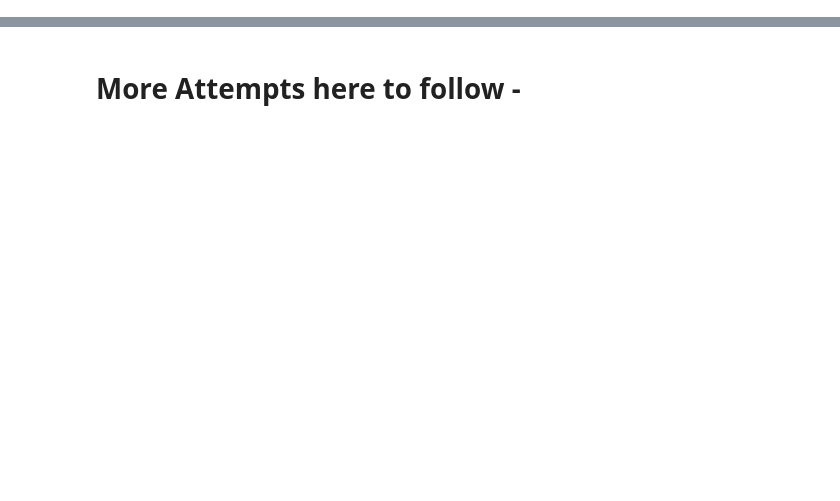
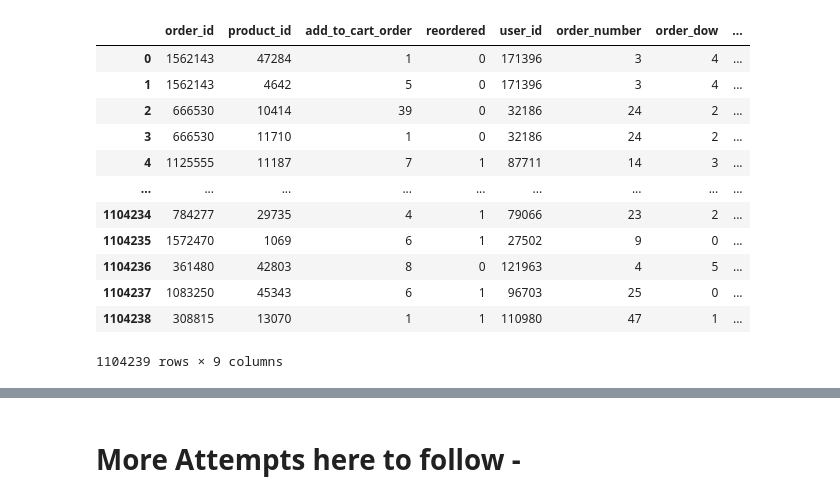
Before and after one commit to Solrys/Instacart-Analysis-by-Pandavas, a Jupyter notebook: Machine_learning_ProductReordering.ipynb, the cells around one changed output, grey strips where cells are left out. Cells and saved outputs as stored; diff of their text form; code cells hidden in the pictures; blank space fills up the shorter version.

```diff
--- a/Machine_learning_ProductReordering.ipynb
+++ b/Machine_learning_ProductReordering.ipynb
@@ -40,3 +57,5 @@ allorders_df
+# %%
+orders_prior_df = orders_prior_df.sample(22000000)
 # %%
 file_path = "../instacart-data/products.csv"
 products_df = pd.read_csv(file_path)
@@ -44,4 +70,4 @@ products_df.head()
 # %%
 # Sample the Orders Prior Dataset for ML
-#data = orders_prior_df.sample(2250000)
-#data
+data = orders_prior_df.sample(2250000)
+data
@@ -48,7 +88,21 @@ products_df.head()
 # %%
 # Join the Prior Dataset with the Main Orders Dataset to retrieve other columns
-orders_df = orders_prior_df.merge(allorders_df, how="inner", on="order_id")
+orders_df = data.merge(allorders_df, how="inner", on="order_id")
 orders_df
+# %% [output]
+|  | order_id | product_id | add_to_cart_order | reordered | user_id | order_number | order_dow | ... |
+| 0 | 1562143 | 47284 | 1 | 0 | 171396 | 3 | 4 | ... |
+| 1 | 1562143 | 4642 | 5 | 0 | 171396 | 3 | 4 | ... |
+| 2 | 666530 | 10414 | 39 | 0 | 32186 | 24 | 2 | ... |
+| 3 | 666530 | 11710 | 1 | 0 | 32186 | 24 | 2 | ... |
+| 4 | 1125555 | 11187 | 7 | 1 | 87711 | 14 | 3 | ... |
+| ... | ... | ... | ... | ... | ... | ... | ... | ... |
+| 1104234 | 784277 | 29735 | 4 | 1 | 79066 | 23 | 2 | ... |
+| 1104235 | 1572470 | 1069 | 6 | 1 | 27502 | 9 | 0 | ... |
+| 1104236 | 361480 | 42803 | 8 | 0 | 121963 | 4 | 5 | ... |
+| 1104237 | 1083250 | 45343 | 6 | 1 | 96703 | 25 | 0 | ... |
+| 1104238 | 308815 | 13070 | 1 | 1 | 110980 | 47 | 1 | ... |
+1104239 rows × 9 columns
 # %%
 orders_df.dropna(inplace=True)
 orders_df.drop_duplicates(inplace=True)
```
Also changed, not shown: parts of 37 cells of this notebook, 1 other file.
